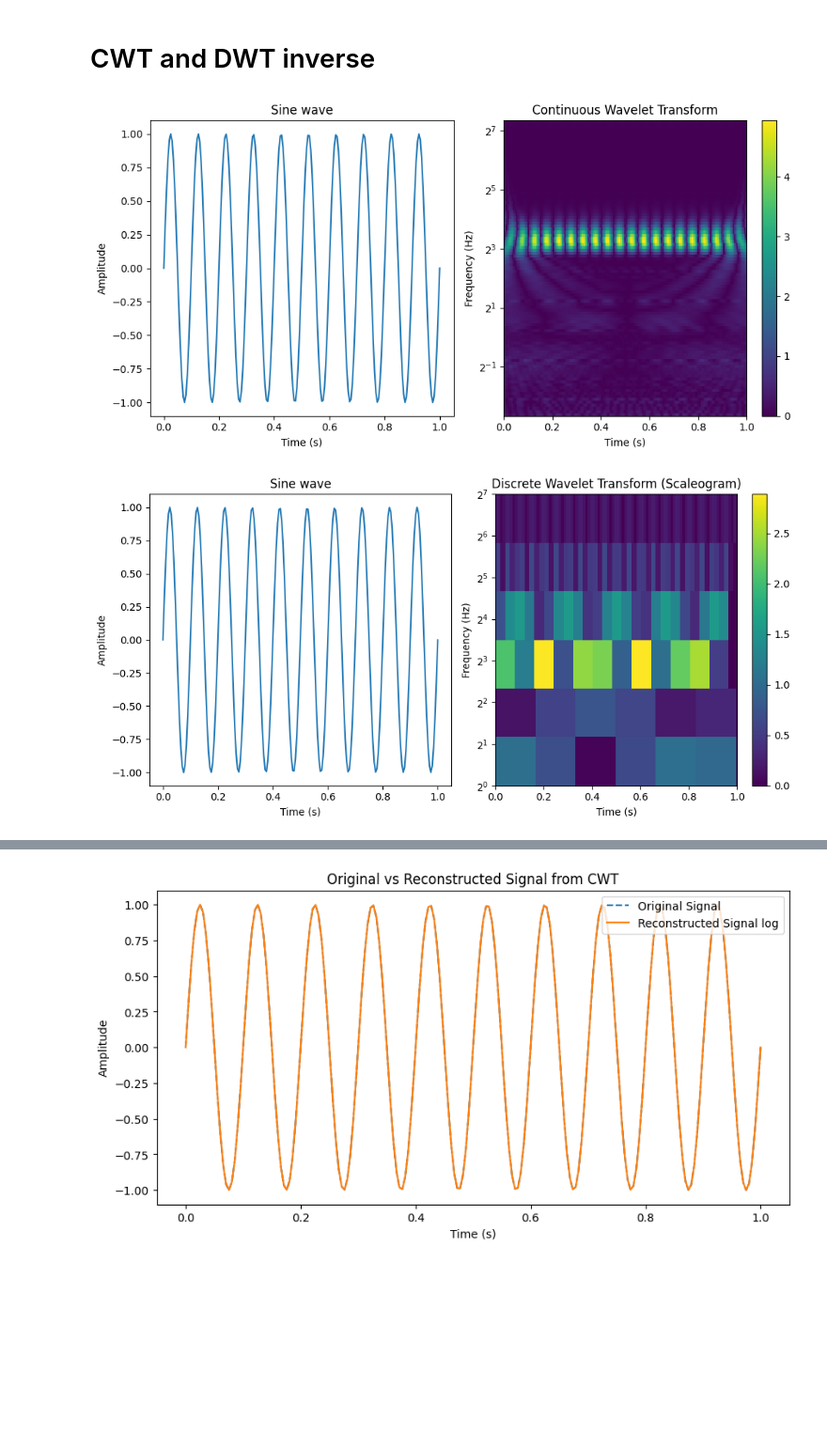
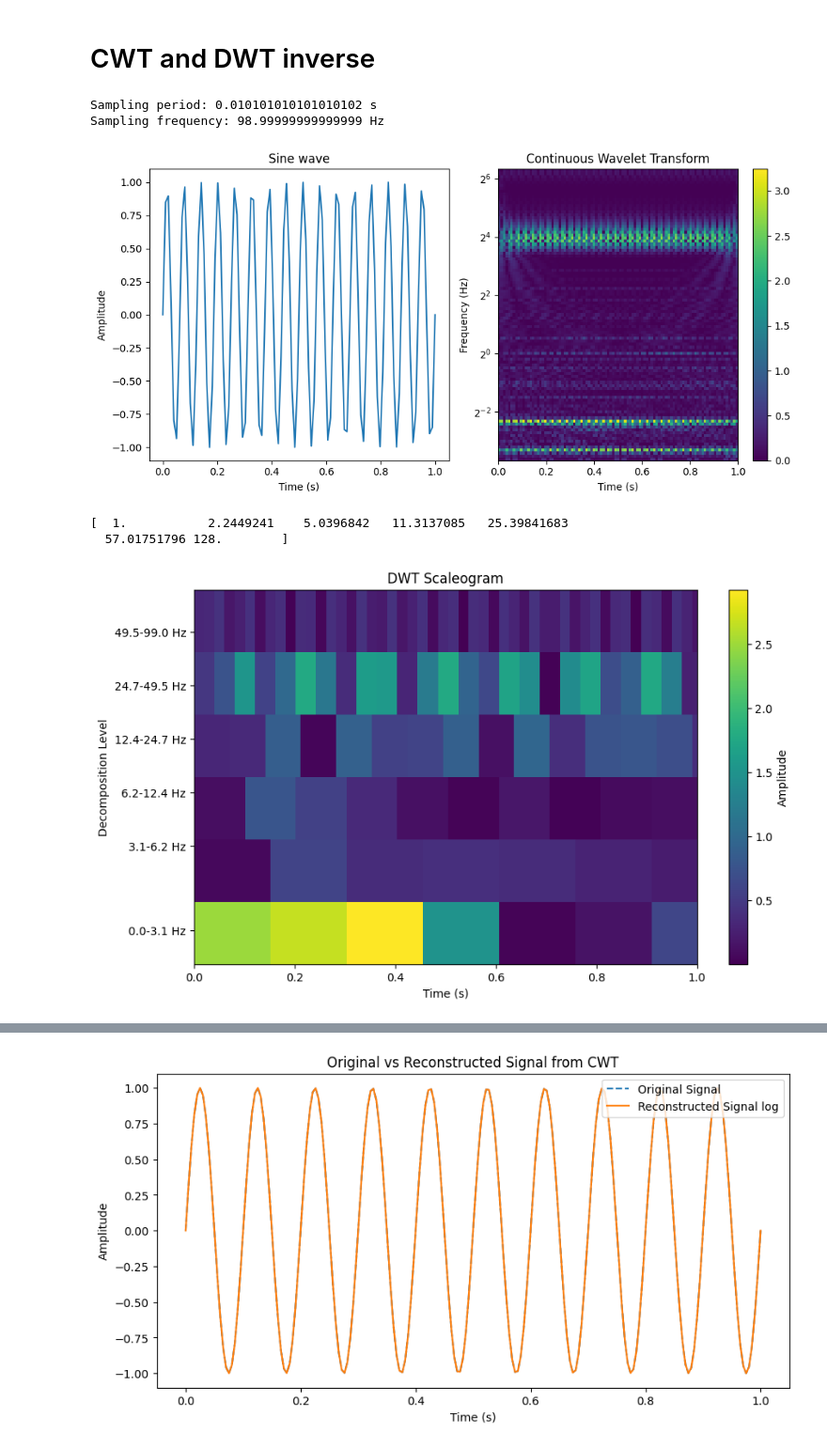
Before and after one commit to aliciags/learnable-masks-explainability-time-series, a Jupyter notebook: testing/reconstruction.ipynb, the cells around one changed output, grey strips where cells are left out. Shown at 94% size. Drawn from its saved outputs; the diff is of its cells as text; code cells hidden in the pictures; blank space fills up the shorter version.

```diff
--- a/testing/reconstruction.ipynb
+++ b/testing/reconstruction.ipynb
@@ -2,15 +2,21 @@
 # CWT and DWT inverse
 # %%
 import pywt
+import math
 import numpy as np
 import matplotlib.pyplot as plt
 
-time = np.linspace(0, 1, 200)
-sin = np.sin(2*np.pi*time*10)  # 10 Hz sine wave
+time = np.linspace(0, 1, 100)
+freq = 16
+sin = np.sin(2*np.pi*time*freq)  # 16 Hz sine wave
 
 # Continuous Wavelet Transform
 widths = np.geomspace(1, 1024, num=100)
 sampling_period = np.diff(time).mean()
+fs = 1/sampling_period
+print(f"Sampling period: {sampling_period} s")
+print(f"Sampling frequency: {fs} Hz")
+
 coeffs_cwt_r, freqs_cwt = pywt.cwt(sin, widths, 'morl', sampling_period=sampling_period)
 coeffs_cwt = np.abs(coeffs_cwt_r[:-1, :-1])
 
@@ -34,4 +40,6 @@ fig.colorbar(pcm, ax=axs[1])
 
 fig.tight_layout()
 # %% [output]
+Sampling period: 0.010101010101010102 s
+Sampling frequency: 98.99999999999999 Hz
-[figure, old version]
+[figure, new version]
@@ -38,48 +96,48 @@ fig.tight_layout()
 # %%
 # Discrete Wavelet Transform
 level = 5
-wavelet = 'db1'
+wavelet = 'db3'
 coeffs_dwt = pywt.wavedec(sin, wavelet, level=level)
 
-coeffs_ext = []
-duration = len(sin)
+plot_dwt_scaleogram(coeffs_dwt, sin, fs, level, time)
 
-for i, coeff in enumerate(coeffs_dwt):
-    coeff = np.abs(coeff[:-1])
-    factor = duration / len(coeff)
-    c_ext = [item for item in coeff for _ in range(int(factor))]
-    coeffs_ext.append(c_ext)
+# duration = len(sin)
 
-# Create a 2D array for the scaleogram
-scaleogram = np.zeros((level+1, duration))
+# # time = np.linspace(0, len(sin) / 100, len(sin))
 
-# Fill the scaleogram with coefficients
-for i, coeff in enumerate(coeffs_ext):
-    scaleogram[i, :len(coeff)] = coeff
+# scaleogram = []
+# for i, coeff in enumerate(coeffs_dwt):
+#     factor = math.ceil(duration / len(coeff))
+#     upsampled = np.repeat(coeff, factor)[:duration]
+#     scaleogram.append(upsampled)
 
-scaleogram = scaleogram[:, :duration-1]
+# scaleogram = np.array(scaleogram)
+# scaleogram = scaleogram[:, :duration-1]
+# # scaleogram = np.abs(scaleogram[:-1, :-1])
 
-# Calculate the frequencies for each level (scales are powers of 2, so freqs are powers of 2)
-freqs_dwt = np.logspace(start=0, stop=level+2, num=level+2, base=2)
+# # Calculate the frequencies for each level (scales are powers of 2, so freqs are powers of 2)
+# freqs_dwt = np.logspace(start=0, stop=level+2, num=level+2, base=2)
 
-# adjust the figure size
-plt.rcParams["figure.figsize"] = (10, 5)
+# # adjust the figure size
+# plt.rcParams["figure.figsize"] = (10, 5)
 
-# plot the singal
-fig, axs = plt.subplots(1, 2)
-axs[0].plot(time, sin)
-axs[0].set_xlabel("Time (s)")
-axs[0].set_ylabel("Amplitude")
-axs[0].set_title("Sine wave")
+# # plot the singal
+# fig, axs = plt.subplots(1, 2)
+# axs[0].plot(time, sin)
+# axs[0].set_xlabel("Time (s)")
+# axs[0].set_ylabel("Amplitude")
+# axs[0].set_title("Sine wave")
 
-# plot result using matplotlib's pcolormesh (image with annoted axes)
-pcm = axs[1].pcolormesh(time, freqs_dwt, scaleogram)
-axs[1].set_yscale("log", base=2)
-axs[1].set_xlabel("Time (s)")
-axs[1].set_ylabel("Frequency (Hz)")
-axs[1].set_title("Discrete Wavelet Transform (Scaleogram)")
-fig.colorbar(pcm, ax=axs[1])
+# # plot result using matplotlib's pcolormesh (image with annoted axes)
+# pcm = axs[1].pcolormesh(time, freqs_dwt, np.abs(scaleogram))
+# axs[1].set_yscale("log", base=2)
+# axs[1].set_xlabel("Time (s)")
+# axs[1].set_ylabel("Frequency (Hz)")
+# axs[1].set_title("Discrete Wavelet Transform (Scaleogram)")
+# fig.colorbar(pcm, ax=axs[1])
 
-fig.tight_layout()
+# fig.tight_layout()
 # %% [output]
+[  1.           2.2449241    5.0396842   11.3137085   25.39841683
+  57.01751796 128.        ]
-[figure, old version]
+[figure, new version]
```
Also changed, not shown: parts of 11 cells of this notebook.
